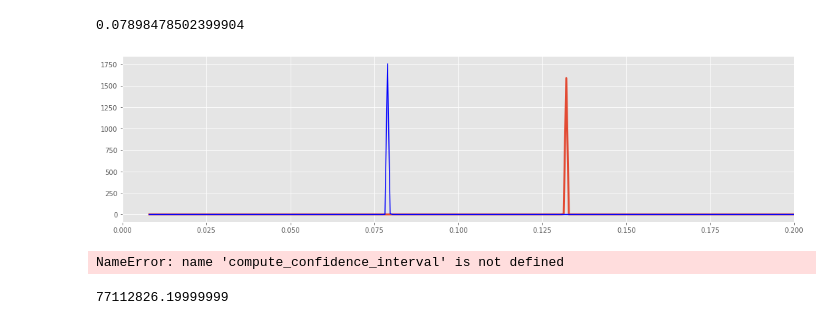
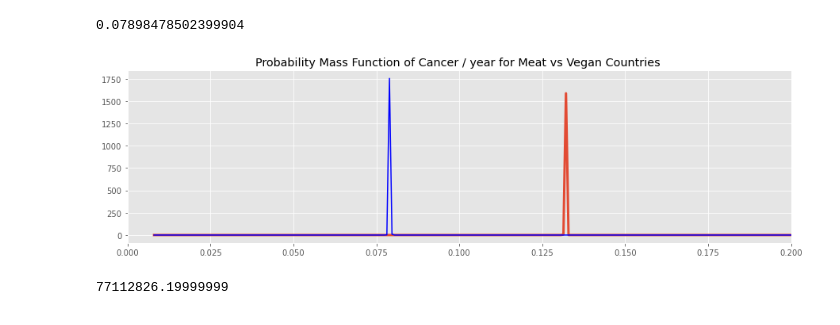
Before and after one commit to annstrange/capstone1-cancer-v-meat, a Jupyter notebook: notebooks/hypothesistest.ipynb, the cells around one changed output. Drawn from its saved outputs; the diff is of its cells as text; code cells hidden in the pictures.

```diff
--- a/notebooks/hypothesistest.ipynb
+++ b/notebooks/hypothesistest.ipynb
@@ -192,31 +192,27 @@ wav_mean_ha
 # %%
 fig, ax = plt.subplots(1, figsize=(15, 4))
 x = np.linspace(0.008, 0.2, num=250)
 pdf = dist.pdf(x)
 pdf_ha = dist_ha.pdf(x)
 ax.plot(x, pdf, linewidth=3)
 ax.plot(x, pdf_ha, color='b')
 
 # $\mu$
 # $\bar x$
 # $\alpha$
 ax.set_xlim((0,.2))
 
 
-#ax.set_title("H0 vs Ha")
+ax.set_title("Probability Mass Function of Cancer / year for Meat vs Vegan Countries ")
 
 ax.set_xlabel = "Probability of Getting Cancer 2012 Age 20-49"
 ax.set_ylabel = "PDF"
 
 #ax.legend(loc='best')
-
-plt.tight_layout()
 # %% [output]
-[figure, old version]
+[figure, new version]
 # %%
-compute_confidence_interval(arr, 0.05)  # but this date is unweighted.
+#compute_confidence_interval(arr, 0.05)  # but this data is unweighted.
-# %% [output]
-NameError: name 'compute_confidence_interval' is not defined
 # %%
 # Shared sample freq = number of cases in each set / total po
 
```
Also changed, not shown: parts of 4 cells of this notebook, 3 other files.
